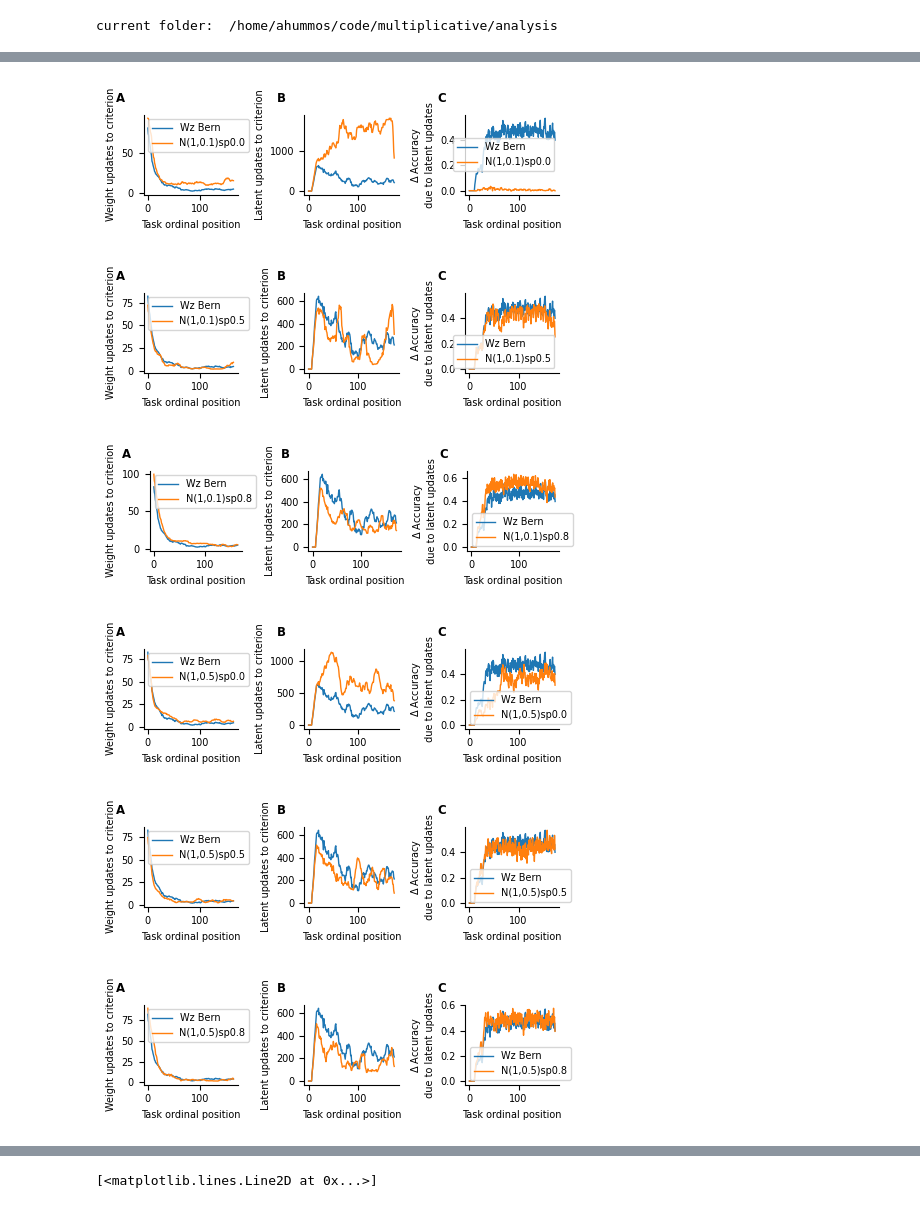
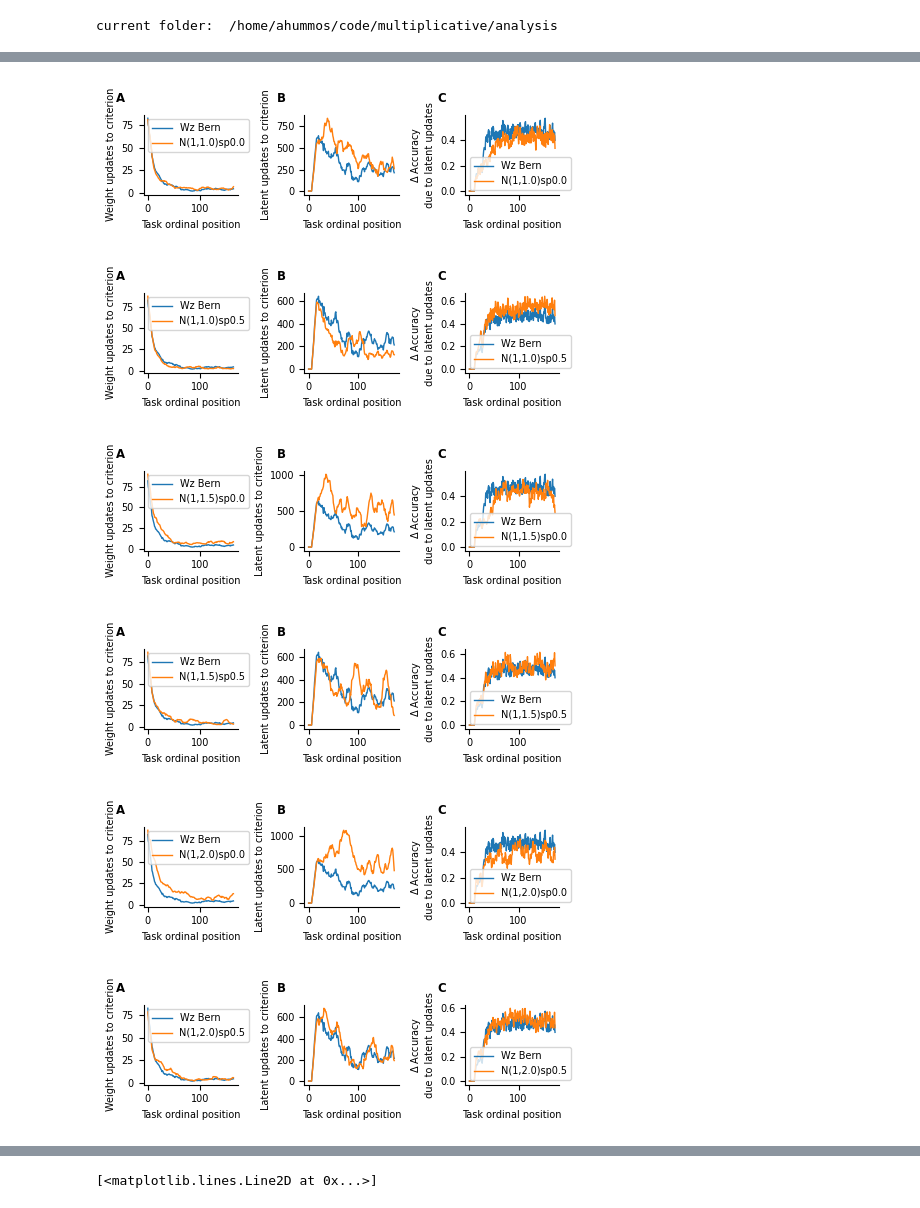
Before and after one commit to hummosa/Thalamus, a Jupyter notebook: analysis/ICLR_additional_results.ipynb, the cells around one changed output, grey strips where cells are left out. Saved outputs shown, nothing was run; the diff lists cells and outputs as text; code cells hidden in the pictures.

```diff
--- a/analysis/ICLR_additional_results.ipynb
+++ b/analysis/ICLR_additional_results.ipynb
@@ -143,7 +143,7 @@ var32 = 0.5
 var41 = 0.0 # gaussian std
 var42 = 0.0
 
-### Testing for LUs every trial
+## Testing for LUs every trial
 label1 = '2LUs'
 label2 = '2LUs'
 var11 = 1.0
@@ -172,7 +172,8 @@ def plot_comparison(label1, label2, var11, var12, var31, var32, var41, var42):
     if plot_a_second_condition:
         ax.plot(np.convolve(ttcs.mean(0), np.ones(filter)/filter, 'valid'), label = label2, linewidth  = linewidth)
         ax.legend()
-# ax.plot(ax.get_xlim(), [0, 0], ':')
+    ax.set_ylim([0,ax.get_ylim()[1]])
+    ax.axhline(0, linestyle=':', color='tab:grey')
     ax.set_ylabel('Weight updates to criterion')
     ax.set_xlabel('Task ordinal position')
 
@@ -188,7 +189,7 @@ def plot_comparison(label1, label2, var11, var12, var31, var32, var41, var42):
     ax.set_ylabel('Latent updates to criterion')
 # ax.plot(ax.get_xlim(), [0, 0], ':')
     ax.set_xlabel('Task ordinal position')
-
+    # if var32 > 0.0: fig.text(0.0, 1.3, f'Sparsity {var32}', transform = ax.transAxes, fontsize=10)#, weight='bold')
     ax = axes['C']
     lu_stamps_acc_improve= [data['lu_stamps_acc_improve'][i]  for i in range(len(data['lu_stamps_acc_improve'])) if exps[i]['var1'] == var11 and exps[i]['var3'] == var31 and exps[i]['var4'] == var41]
     switches = [data['switches'][i]  for i in range(len(data['switches'])) if exps[i]['var1'] == var11 and exps[i]['var3'] == var31 and exps[i]['var4'] == var41]
@@ -239,26 +240,27 @@ plt.savefig('./files/pdfs/quantifyingThalamus_WULU.pdf', dpi=300)
 # %%
 Var1 = [0,1] # train or not LU optim SGD, ADam
-Var3 = [0., 0.5, 0.8]# gates sparsity LU LR multiplier ,100] # [(x/10) for x in range(1,5, 1)] #gates_std  #, 3.5, 4, 4.5, 5, 5.5, 6, 6.5]
-Var4 = [0.0, 0.1, 0.5, 0.8] #+ [1., 1.5, 2.] # gates std few_)shots [(x/10) for x in range(0,6, 4)] #gates_sparsity  #, 3.5, 4, 4.5, 5, 5.5, 6, 6.5]
+Var3 = [0., 0.5,]# gates sparsity LU LR multiplier ,100] # [(x/10) for x in range(1,5, 1)] #gates_std  #, 3.5, 4, 4.5, 5, 5.5, 6, 6.5]
+# Var4 = [0.0, 0.1, 0.5, 0.8] #+ [1., 1.5, 2.] # gates std few_)shots [(x/10) for x in range(0,6, 4)] #gates_sparsity  #, 3.5, 4, 4.5, 5, 5.5, 6, 6.5]
+Var4 = [0.0, ] + [1., 1.5, 2.] # gates std few_)shots [(x/10) for x in range(0,6, 4)] #gates_sparsity  #, 3.5, 4, 4.5, 5, 5.5, 6, 6.5]
 
 label1 = 'Wz Bern'
 label2 = 'N(1,'
 var11 = 0.0 # learned
 var12 = 0.0
 var31 = 0.5 # sparsity
 var32 = 0.0
 var41 = 0.0 # gaussian std
 var42 = 0.8
 import warnings
 warnings.filterwarnings("ignore", category=np.VisibleDeprecationWarning)
 mpl.rcParams['figure.dpi'] = 100
 for var42 in Var4[1:]:
     for var32 in Var3:
         plot_comparison(label1, f'{label2}{var42})sp{var32}', var11, var12, var31, var32, var41, var42)
 # %% [output]
-[figure, old version]
+[figure, new version]
-[figure, old version]
+[figure, new version]
-[figure, old version]
+[figure, new version]
-[figure, old version]
+[figure, new version]
-[figure, old version]
+[figure, new version]
-[figure, old version]
+[figure, new version]
```
Also changed, not shown: parts of 15 cells of this notebook, 8 other files.
